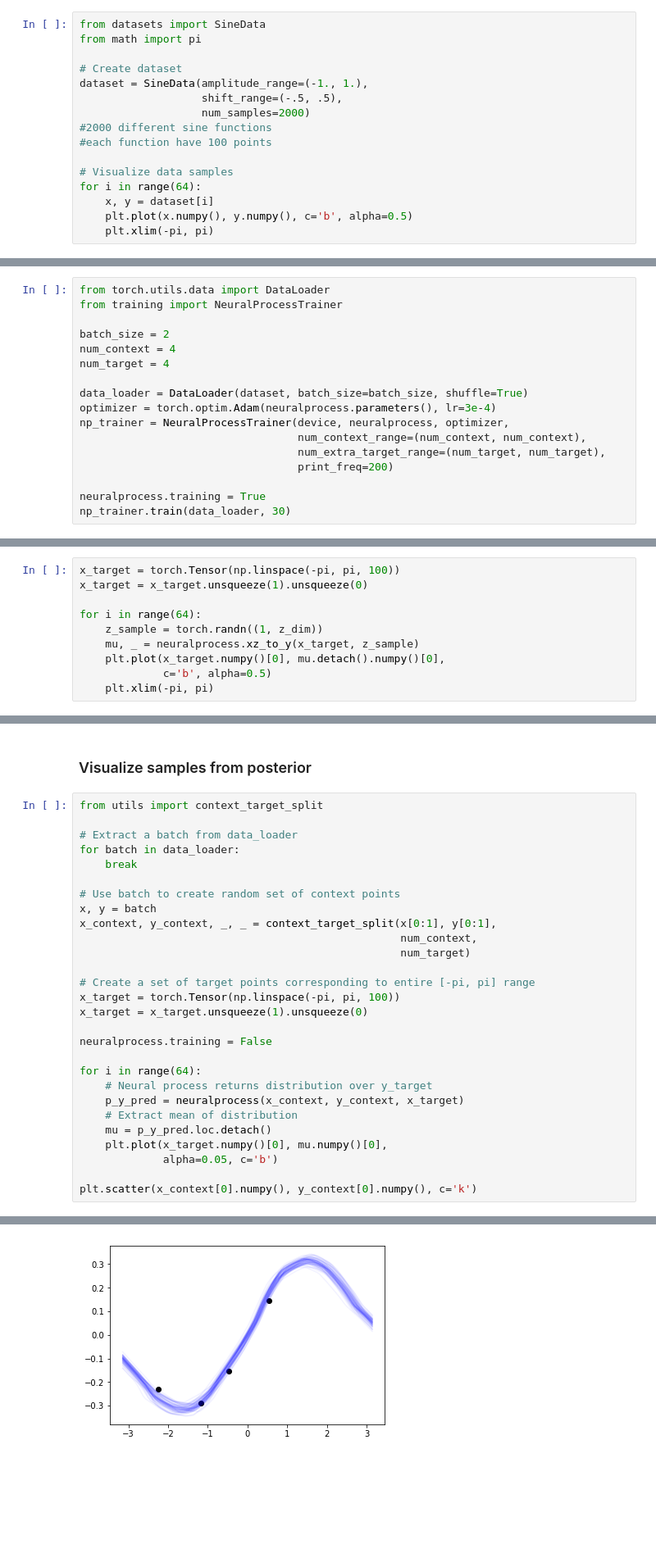
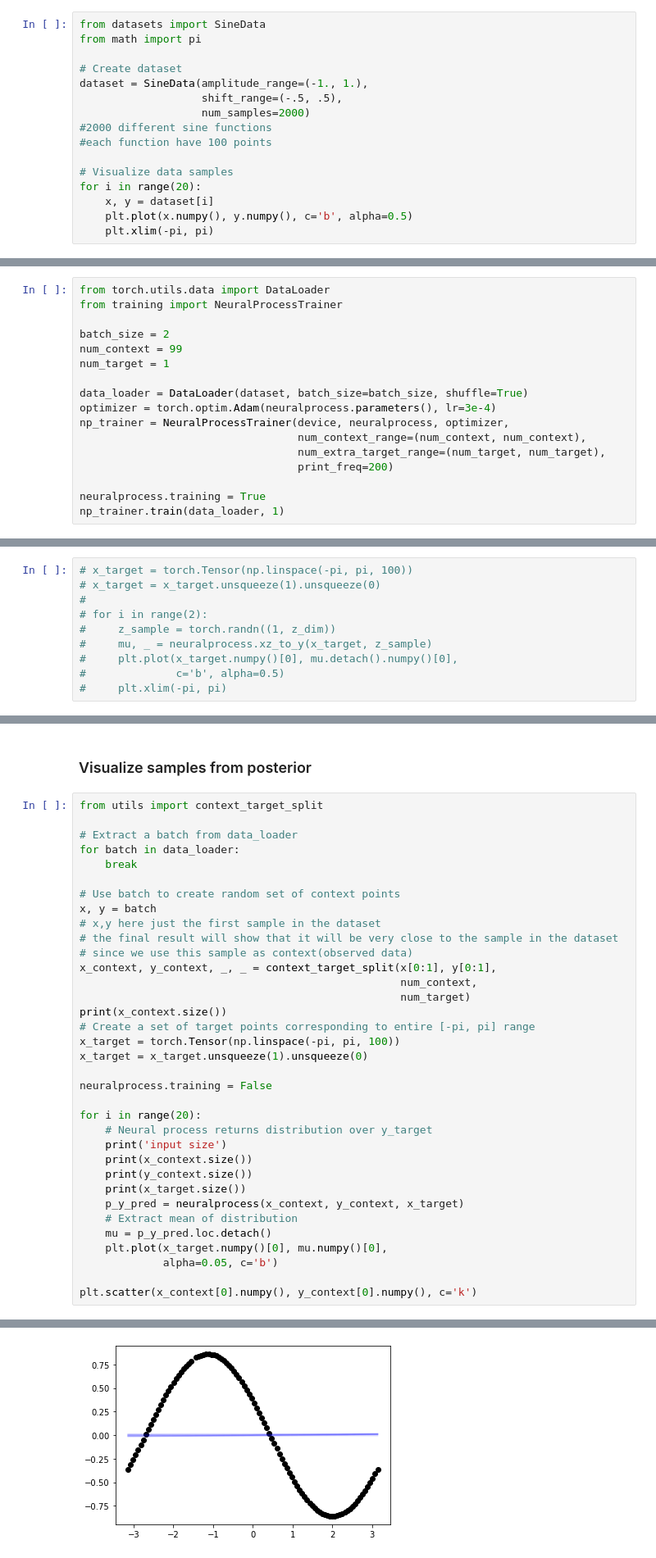
Before and after one commit to LuckyOne09/neural-processes, a Jupyter notebook: example-1d.ipynb, the cells around one changed output, grey strips where cells are left out. Shown at 82% size. Drawn from its saved outputs; the diff is of its cells as text; blank space fills up the shorter version.

```diff
--- a/example-1d.ipynb
+++ b/example-1d.ipynb
@@ -23,7 +23,7 @@ dataset = SineData(amplitude_range=(-1., 1.),
 #each function have 100 points
 
 # Visualize data samples
-for i in range(64):
+for i in range(20):
     x, y = dataset[i]
     plt.plot(x.numpy(), y.numpy(), c='b', alpha=0.5)
     plt.xlim(-pi, pi)
@@ -71,8 +72,8 @@ from torch.utils.data import DataLoader
 from training import NeuralProcessTrainer
 
 batch_size = 2
-num_context = 4
-num_target = 4
+num_context = 99
+num_target = 1
 
 data_loader = DataLoader(dataset, batch_size=batch_size, shuffle=True)
 optimizer = torch.optim.Adam(neuralprocess.parameters(), lr=3e-4)
@@ -82,5 +83,5 @@ np_trainer = NeuralProcessTrainer(device, neuralprocess, optimizer,
                                   print_freq=200)
 
 neuralprocess.training = True
-np_trainer.train(data_loader, 30)
+np_trainer.train(data_loader, 1)
 # %% [output]
@@ -106,12 +96,12 @@ Epoch: 29, Avg_loss: -4.289010324716568
 
 The prior should now encode some information about the shapes of the functions.
 # %%
-x_target = torch.Tensor(np.linspace(-pi, pi, 100))
-x_target = x_target.unsqueeze(1).unsqueeze(0)
-
-for i in range(64):
-    z_sample = torch.randn((1, z_dim))
-    mu, _ = neuralprocess.xz_to_y(x_target, z_sample)
-    plt.plot(x_target.numpy()[0], mu.detach().numpy()[0],
-             c='b', alpha=0.5)
-    plt.xlim(-pi, pi)
+# x_target = torch.Tensor(np.linspace(-pi, pi, 100))
+# x_target = x_target.unsqueeze(1).unsqueeze(0)
+#
+# for i in range(2):
+#     z_sample = torch.randn((1, z_dim))
+#     mu, _ = neuralprocess.xz_to_y(x_target, z_sample)
+#     plt.plot(x_target.numpy()[0], mu.detach().numpy()[0],
+#              c='b', alpha=0.5)
+#     plt.xlim(-pi, pi)
@@ -128,18 +116,25 @@ for batch in data_loader:
 
 # Use batch to create random set of context points
 x, y = batch
+# x,y here just the first sample in the dataset
+# the final result will show that it will be very close to the sample in the dataset
+# since we use this sample as context(observed data)
 x_context, y_context, _, _ = context_target_split(x[0:1], y[0:1],
                                                   num_context,
                                                   num_target)
-
+print(x_context.size())
 # Create a set of target points corresponding to entire [-pi, pi] range
 x_target = torch.Tensor(np.linspace(-pi, pi, 100))
 x_target = x_target.unsqueeze(1).unsqueeze(0)
 
 neuralprocess.training = False
 
-for i in range(64):
+for i in range(20):
     # Neural process returns distribution over y_target
+    print('input size')
+    print(x_context.size())
+    print(y_context.size())
+    print(x_target.size())
     p_y_pred = neuralprocess(x_context, y_context, x_target)
     # Extract mean of distribution
     mu = p_y_pred.loc.detach()
@@ -152 +164 @@ plt.scatter(x_context[0].numpy(), y_context[0].numpy(), c='k')
-[figure, old version]
+[figure, new version]
```
Also changed, not shown: parts of 5 cells of this notebook, 16 other files.
